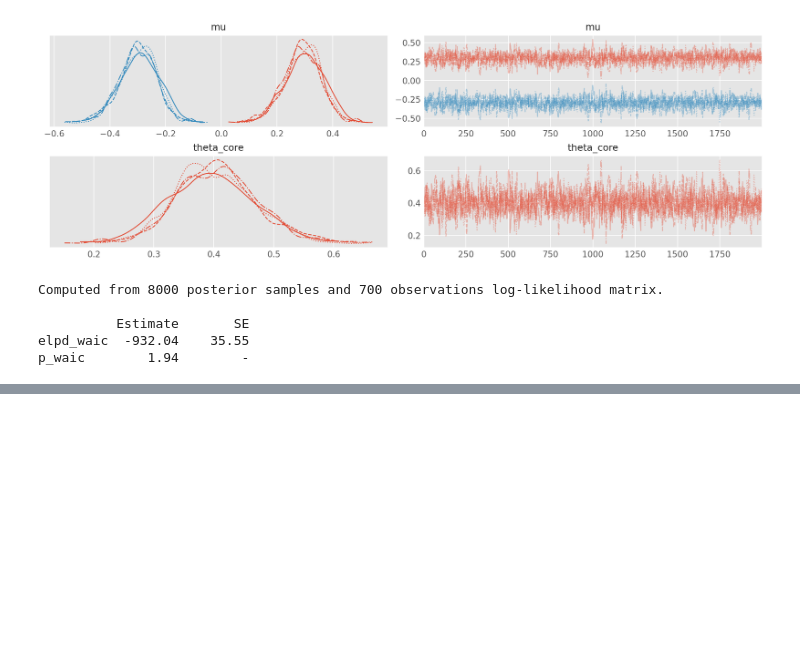
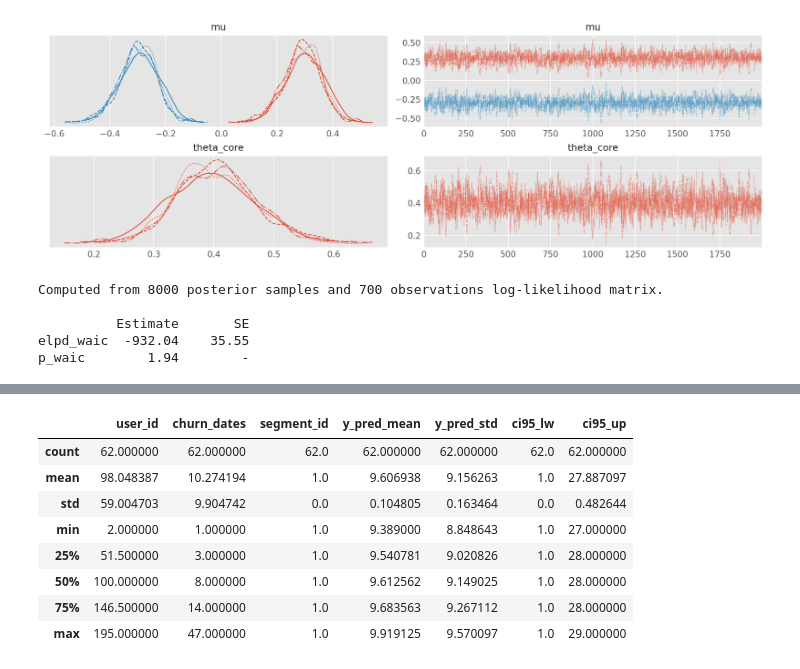
Before and after one commit to yukoga/cltv_contractual_with_jax, a Jupyter notebook: notebooks/pymc4 sandbox.ipynb, the cells around one changed output, grey strips where cells are left out. Drawn from its saved outputs; the diff is of its cells as text; code cells hidden in the pictures; blank space fills up the shorter version.

```diff
--- a/notebooks/pymc4 sandbox.ipynb
+++ b/notebooks/pymc4 sandbox.ipynb
@@ -160,0 +210,12 @@ with model:
+# %%
+df_result.loc[index_b, :].describe()
+# %% [output]
+|  | user_id | churn_dates | segment_id | y_pred_mean | y_pred_std | ci95_lw | ci95_up |
+| count | 62.000000 | 62.000000 | 62.0 | 62.000000 | 62.000000 | 62.0 | 62.000000 |
+| mean | 98.048387 | 10.274194 | 1.0 | 9.606938 | 9.156263 | 1.0 | 27.887097 |
+| std | 59.004703 | 9.904742 | 0.0 | 0.104805 | 0.163464 | 0.0 | 0.482644 |
+| min | 2.000000 | 1.000000 | 1.0 | 9.389000 | 8.848643 | 1.0 | 27.000000 |
+| 25% | 51.500000 | 3.000000 | 1.0 | 9.540781 | 9.020826 | 1.0 | 28.000000 |
+| 50% | 100.000000 | 8.000000 | 1.0 | 9.612562 | 9.149025 | 1.0 | 28.000000 |
+| 75% | 146.500000 | 14.000000 | 1.0 | 9.683563 | 9.267112 | 1.0 | 28.000000 |
+| max | 195.000000 | 47.000000 | 1.0 | 9.919125 | 9.570097 | 1.0 | 29.000000 |
```
Also changed, not shown: parts of 12 cells of this notebook.
